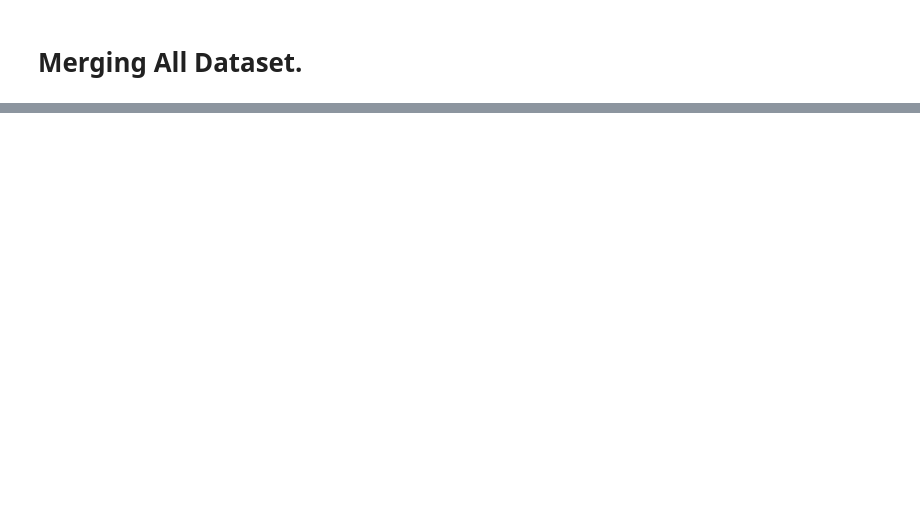
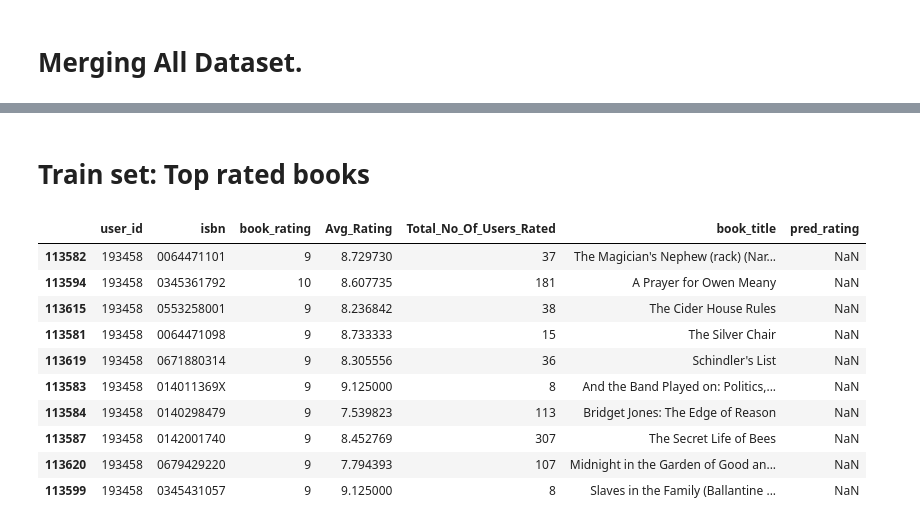
Before and after one commit to techfreakydeepak/Book_Recommemdation_system, a Jupyter notebook: Books_Recomadition_system.ipynb, the cells around one changed output, grey strips where cells are left out. Cells and saved outputs as stored; diff of their text form; code cells hidden in the pictures; blank space fills up the shorter version.

```diff
--- a/Books_Recomadition_system.ipynb
+++ b/Books_Recomadition_system.ipynb
@@ -444,0 +767,24 @@ Final_Dataset.shape
+# %%
+df_books = books.copy()
+df_books.rename(columns = {'ISBN':'isbn' ,'Book-Title':'book_title'},inplace=True)
+df_ext = df.merge(df_books[['isbn', 'book_title']], on='isbn', how='left')
+df_ext = df_ext.merge(df_pred[['isbn', 'user_id', 'pred_rating']], on=['isbn', 'user_id'], how='left')
+# %% [markdown]
+# Train set: Top rated books
+# %%
+selected_user_id = 193458
+df_user = df_ext[df_ext['user_id']==selected_user_id]
+
+df_user[(df_user['pred_rating'].isna())&(df_user['book_rating']>=9)].sample(10)
+# %% [output]
+|  | user_id | isbn | book_rating | Avg_Rating | Total_No_Of_Users_Rated | book_title | pred_rating |
+| 113582 | 193458 | 0064471101 | 9 | 8.729730 | 37 | The Magician's Nephew (rack) (Nar... | NaN |
+| 113594 | 193458 | 0345361792 | 10 | 8.607735 | 181 | A Prayer for Owen Meany | NaN |
+| 113615 | 193458 | 0553258001 | 9 | 8.236842 | 38 | The Cider House Rules | NaN |
+| 113581 | 193458 | 0064471098 | 9 | 8.733333 | 15 | The Silver Chair | NaN |
+| 113619 | 193458 | 0671880314 | 9 | 8.305556 | 36 | Schindler's List | NaN |
+| 113583 | 193458 | 014011369X | 9 | 9.125000 | 8 | And the Band Played on: Politics,... | NaN |
+| 113584 | 193458 | 0140298479 | 9 | 7.539823 | 113 | Bridget Jones: The Edge of Reason | NaN |
+| 113587 | 193458 | 0142001740 | 9 | 8.452769 | 307 | The Secret Life of Bees | NaN |
+| 113620 | 193458 | 0679429220 | 9 | 7.794393 | 107 | Midnight in the Garden of Good an... | NaN |
+| 113599 | 193458 | 0345431057 | 9 | 9.125000 | 8 | Slaves in the Family (Ballantine ... | NaN |
```
Also changed, not shown: parts of 54 cells of this notebook.
